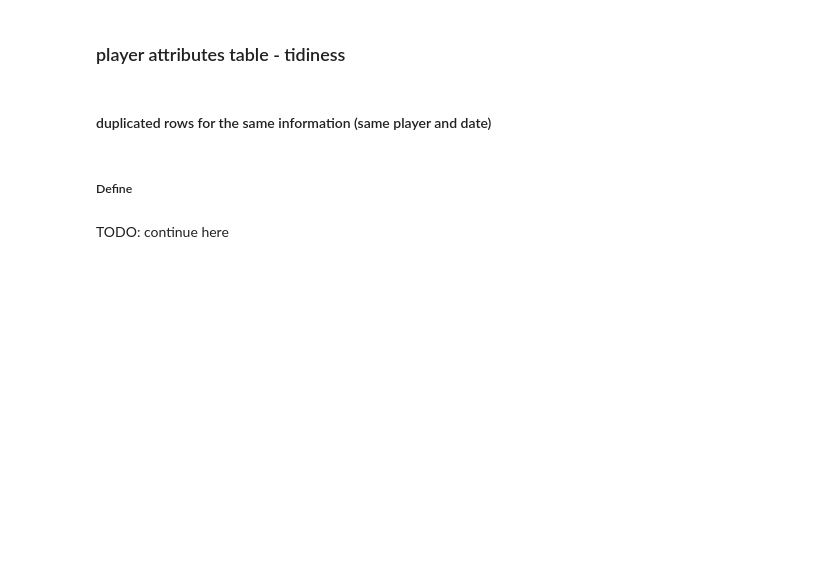
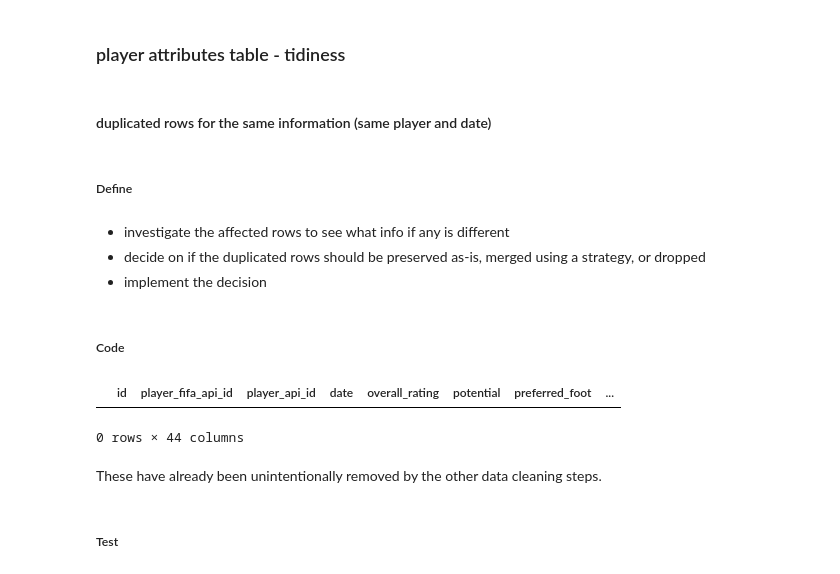
Before and after one commit to CodeWithOz/the-best-league, a Jupyter notebook: gather.ipynb, the cells around one changed output. Cells and saved outputs as stored; diff of their text form; code cells hidden in the pictures; blank space fills up the shorter version.

Commit message:
Check duplicated player attributes

```diff
--- a/gather.ipynb
+++ b/gather.ipynb
@@ -3637,5 +3637,18 @@ confirm_player_pos()
 #### duplicated rows for the same information (same player and date)
 # %% [markdown]
 ##### Define
-# %% [markdown]
-TODO: continue here
+# %% [markdown]
+- investigate the affected rows to see what info if any is different
+- decide on if the duplicated rows should be preserved as-is, merged using a strategy, or dropped
+- implement the decision
+# %% [markdown]
+##### Code
+# %%
+player_attributes_df_clean[pd.Series(player_attributes_df_clean.apply(lambda row: str(row.date) + "_" + str(row.player_api_id), axis=1)).duplicated()]
+# %% [output]
+|  | id | player_fifa_api_id | player_api_id | date | overall_rating | potential | preferred_foot | ... |
+0 rows × 44 columns
+# %% [markdown]
+These have already been unintentionally removed by the other data cleaning steps.
+# %% [markdown]
+##### Test
```
Also changed, not shown: parts of 1 cell of this notebook.
